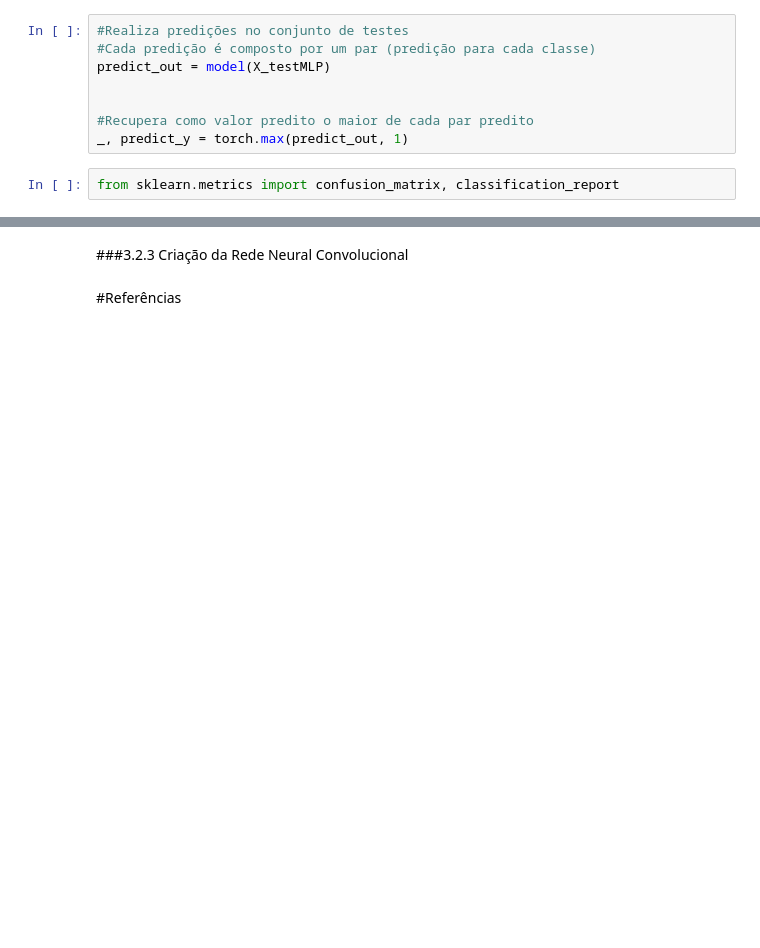
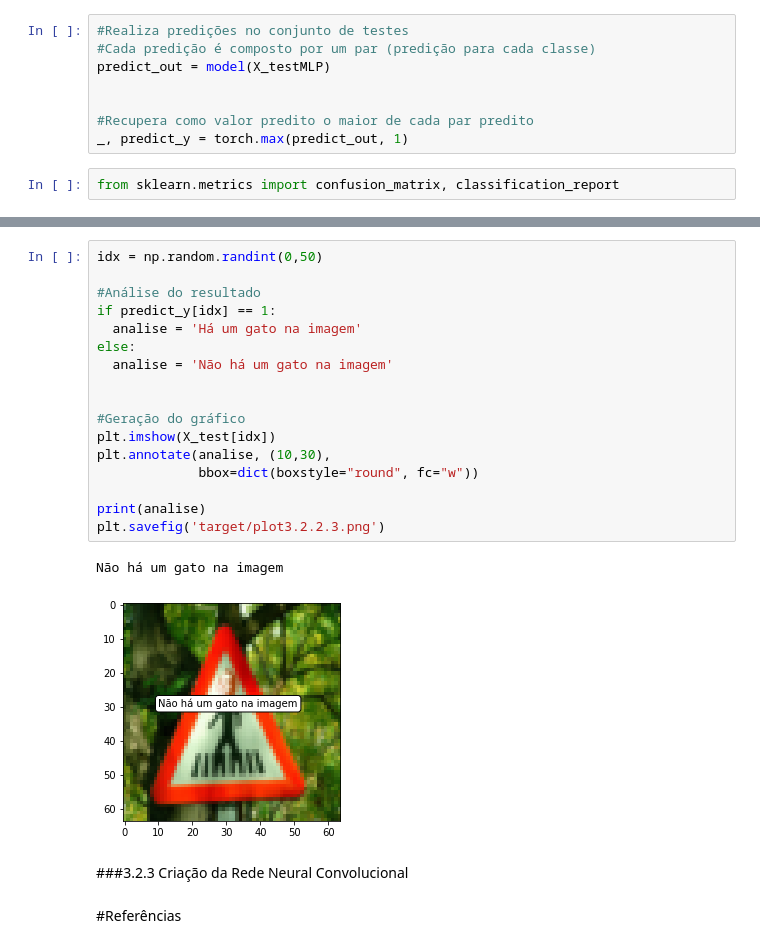
Before and after one commit to janiosl/python.ds, a Jupyter notebook: ml/T3/Janio_Souza_Lima_ML_T3.ipynb, the cells around one changed output, grey strips where cells are left out. Cells and saved outputs as stored; diff of their text form; blank space fills up the shorter version.

```diff
--- a/ml/T3/Janio_Souza_Lima_ML_T3.ipynb
+++ b/ml/T3/Janio_Souza_Lima_ML_T3.ipynb
@@ -2489,3 +2547,23 @@ weighted avg       0.69      0.60      0.61        50
+# %%
+idx = np.random.randint(0,50)
+
+#Análise do resultado
+if predict_y[idx] == 1:
+  analise = 'Há um gato na imagem'
+else:
+  analise = 'Não há um gato na imagem'
+
+
+#Geração do gráfico
+plt.imshow(X_test[idx])
+plt.annotate(analise, (10,30),
+             bbox=dict(boxstyle="round", fc="w"))
+
+print(analise)
+plt.savefig('target/plot3.2.2.3.png')
+# %% [output]
+Não há um gato na imagem
+[figure, added]
 # %% [markdown]
 ###3.2.3 Criação da Rede Neural Convolucional
 # %% [markdown]
```
Also changed, not shown: parts of 8 cells of this notebook.
